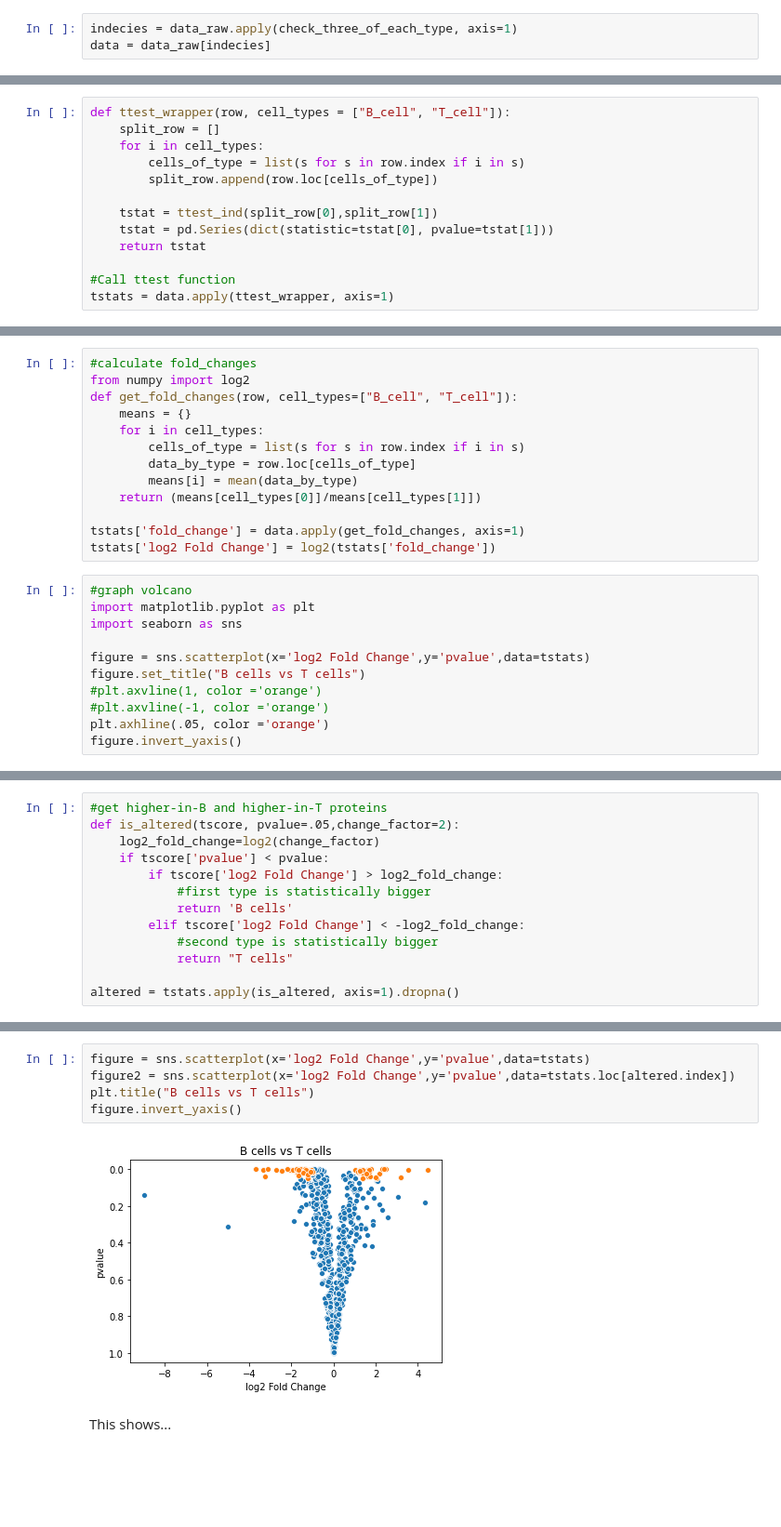
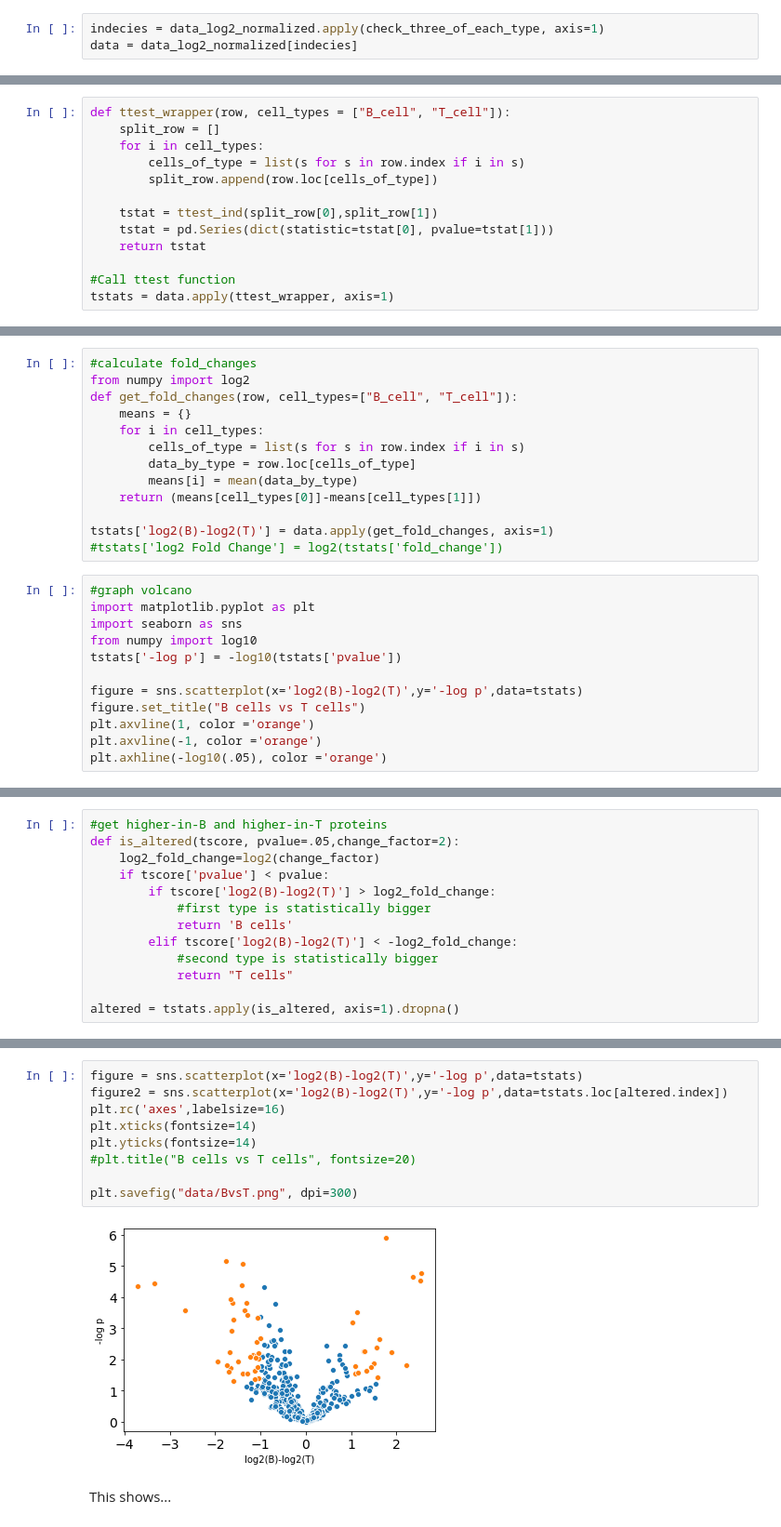
Before and after one commit to PayneLab/Lymphocytes1, a Jupyter notebook: B cells versus T cells.ipynb, the cells around one changed output, grey strips where cells are left out. Shown: that part at 93% size. Drawn from its saved outputs; the diff is of its cells as text; blank space fills up the shorter version.

```diff
--- a/B cells versus T cells.ipynb
+++ b/B cells versus T cells.ipynb
@@ -53,5 +70,5 @@ dtype: int64
 # %% [markdown]
 Next, we select the proteins that are measured in at least three samples from each group, allowing the calculations to proceed without imputed zero-handling.
 # %%
-indecies = data_raw.apply(check_three_of_each_type, axis=1)
-data = data_raw[indecies]
+indecies = data_log2_normalized.apply(check_three_of_each_type, axis=1)
+data = data_log2_normalized[indecies]
@@ -97,19 +100,20 @@ def get_fold_changes(row, cell_types=["B_cell", "T_cell"]):
         cells_of_type = list(s for s in row.index if i in s)
         data_by_type = row.loc[cells_of_type]
         means[i] = mean(data_by_type)
-    return (means[cell_types[0]]/means[cell_types[1]])
+    return (means[cell_types[0]]-means[cell_types[1]])
 
-tstats['fold_change'] = data.apply(get_fold_changes, axis=1)
-tstats['log2 Fold Change'] = log2(tstats['fold_change'])
+tstats['log2(B)-log2(T)'] = data.apply(get_fold_changes, axis=1)
+#tstats['log2 Fold Change'] = log2(tstats['fold_change'])
 # %%
 #graph volcano
 import matplotlib.pyplot as plt
 import seaborn as sns
+from numpy import log10
+tstats['-log p'] = -log10(tstats['pvalue'])
 
-figure = sns.scatterplot(x='log2 Fold Change',y='pvalue',data=tstats)
+figure = sns.scatterplot(x='log2(B)-log2(T)',y='-log p',data=tstats)
 figure.set_title("B cells vs T cells")
-#plt.axvline(1, color ='orange')
-#plt.axvline(-1, color ='orange')
-plt.axhline(.05, color ='orange')
-figure.invert_yaxis()
+plt.axvline(1, color ='orange')
+plt.axvline(-1, color ='orange')
+plt.axhline(-log10(.05), color ='orange')
 # %% [output]
@@ -119,10 +124,10 @@ figure.invert_yaxis()
 def is_altered(tscore, pvalue=.05,change_factor=2):
     log2_fold_change=log2(change_factor)
     if tscore['pvalue'] < pvalue:
-        if tscore['log2 Fold Change'] > log2_fold_change:
+        if tscore['log2(B)-log2(T)'] > log2_fold_change:
             #first type is statistically bigger
             return 'B cells'
-        elif tscore['log2 Fold Change'] < -log2_fold_change:
+        elif tscore['log2(B)-log2(T)'] < -log2_fold_change:
             #second type is statistically bigger
             return "T cells"
 
@@ -185,9 +175,13 @@ tstats.loc[altered.index].sort_values('fold_change')
 # %%
-figure = sns.scatterplot(x='log2 Fold Change',y='pvalue',data=tstats)
-figure2 = sns.scatterplot(x='log2 Fold Change',y='pvalue',data=tstats.loc[altered.index])
-plt.title("B cells vs T cells")
-figure.invert_yaxis()
+figure = sns.scatterplot(x='log2(B)-log2(T)',y='-log p',data=tstats)
+figure2 = sns.scatterplot(x='log2(B)-log2(T)',y='-log p',data=tstats.loc[altered.index])
+plt.rc('axes',labelsize=16)
+plt.xticks(fontsize=14)
+plt.yticks(fontsize=14)
+#plt.title("B cells vs T cells", fontsize=20)
+
+plt.savefig("data/BvsT.png", dpi=300)
 # %% [output]
-[figure, old version]
+[figure, new version]
 # %% [markdown]
 This shows...
```
Also changed, not shown: parts of 10 cells of this notebook, 2 other files.
